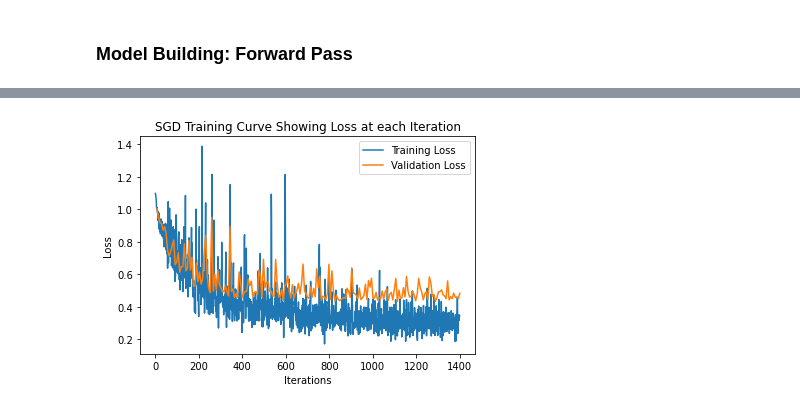
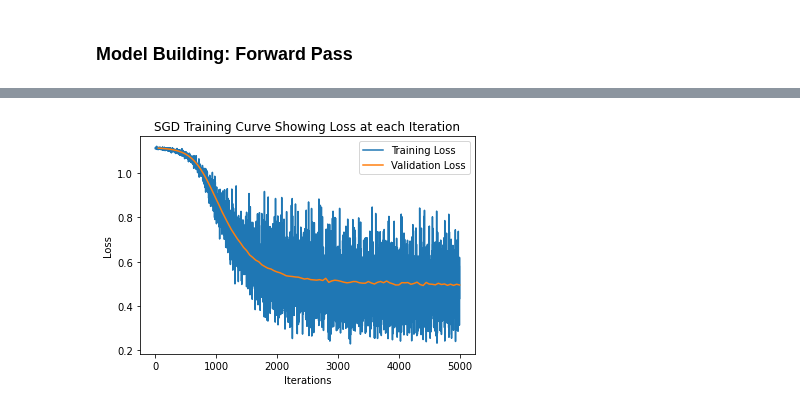
Before and after one commit to linajin03/csc311-food-pediction, a Jupyter notebook: models/neuralnetwork.ipynb, the cells around one changed output, grey strips where cells are left out. Cells and saved outputs as stored; diff of their text form; code cells hidden in the pictures.

```diff
--- a/models/neuralnetwork.ipynb
+++ b/models/neuralnetwork.ipynb
@@ -345,0 +356,9 @@ Index(['id', 'Q1', 'Q2', 'Q4', 'Label', 'Action', 'Adventure', 'Animation',
+# %%
+# Remove outliers from Q4 that are larger than 60
+df = df[df['Q4'] < 30]
+
+# Normalize Q4
+df['Q4'] = (df['Q4'] - df['Q4'].mean()) / df['Q4'].std()
+
+sns.histplot(data=df, x='Q4', kde=True)
+plt.title('Distribution of Expected Price (Q4)')
@@ -345,0 +375,8 @@ Index(['id', 'Q1', 'Q2', 'Q4', 'Label', 'Action', 'Adventure', 'Animation',
+# %%
+# Remove outliers from Q2 that are larger than 15
+df = df[df['Q2'] < 15]
+
+# Normalize Q2
+df['Q2'] = (df['Q2'] - df['Q2'].mean()) / df['Q2'].std()
+
+sns.boxplot(data=df, y='Q2')
@@ -345,0 +386,8 @@ Index(['id', 'Q1', 'Q2', 'Q4', 'Label', 'Action', 'Adventure', 'Animation',
+# %%
+df = encode_data(df)
+
+# list the columns
+# Print column names
+print(df.columns.tolist())
+
+print(len(df.columns))
@@ -706,10 +839,10 @@ Final Training Loss: 0.17059291966013432
 X = df[feature_columns].fillna(0).values
 y = df['Label'].map({'Pizza': 0, 'Shawarma': 1, 'Sushi': 2}).values  # Convert labels to integers
 
-X_train, X_test, y_train, y_test = train_test_split(X, y, test_size=0.4, random_state=42)
+X_train, X_test, y_train, y_test = train_test_split(X, y, test_size=0.2, random_state=42)
 # %%
-model = FoodNeuralNetwork(num_features=X_train.shape[1], num_hidden=100, num_classes=3)
+model = FoodNeuralNetwork(num_features=332, num_hidden=256, num_classes=3)
 
-train_sgd(model, X_train, y_train, alpha=0.1, n_epochs=200, batch_size=128, X_valid=X_test, t_valid=y_test)
+train_sgd(model, X_train, y_train, alpha=0.01, n_epochs=100, batch_size=25, X_valid=X_test, t_valid=y_test)
 # %% [output]
-[figure, old version]
+[figure, new version]
```
Also changed, not shown: parts of 19 cells of this notebook, 8 other files.
